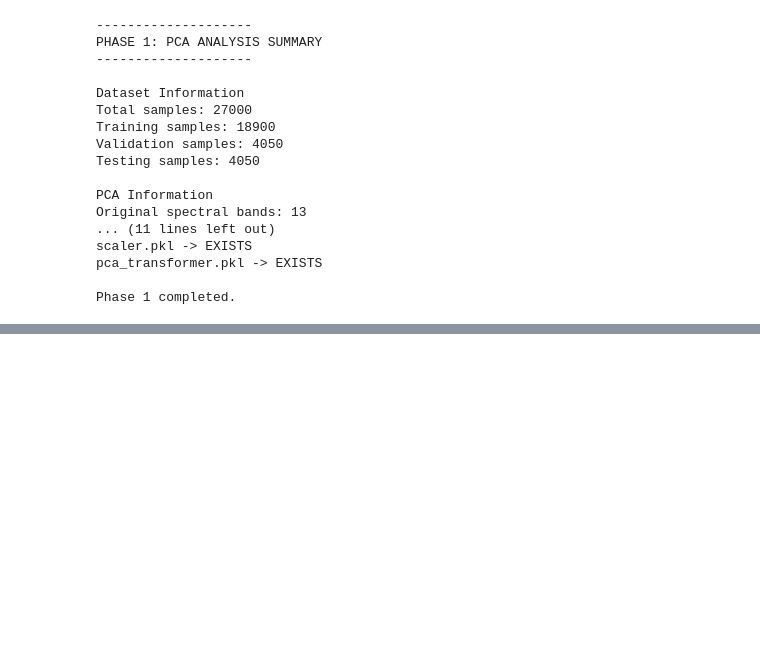
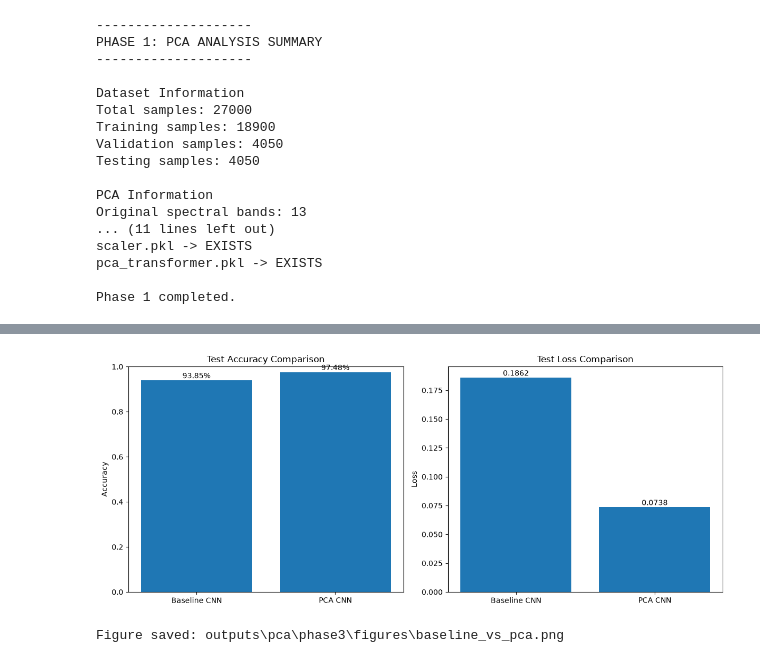
Before and after one commit to nhahub/NHA-5-151, a Jupyter notebook: notebooks/02_pca_analysis.ipynb, the cells around one changed output, grey strips where cells are left out. Drawn from its saved outputs; the diff is of its cells as text; code cells hidden in the pictures; blank space fills up the shorter version.

```diff
--- a/notebooks/02_pca_analysis.ipynb
+++ b/notebooks/02_pca_analysis.ipynb
@@ -977,0 +2971,20 @@ Phase 1 completed.
+# %%
+from pathlib import Path
+
+possible_paths = [
+    Path("outputs/baseline/metrics.json"),
+    Path.home() / "Downloads/satellite_empty/outputs/baseline/metrics.json",
+    Path.home() / "Desktop/NHA-5-151/outputs/baseline/metrics.json"
+]
+
+baseline_path = None
+
+for path in possible_paths:
+    if path.exists():
+        baseline_path = path
+        break
+
+if baseline_path:
+    print("Baseline metrics found:", baseline_path)
+else:
+    print("Baseline metrics file not found.")
@@ -977,0 +3037,38 @@ Phase 1 completed.
+# %%
+import matplotlib.pyplot as plt
+
+models = comparison["Model"].tolist()
+accuracies = comparison["Test Accuracy"].tolist()
+losses = comparison["Test Loss"].tolist()
+
+fig, axes = plt.subplots(1, 2, figsize=(12, 5))
+
+# Accuracy comparison
+axes[0].bar(models, accuracies)
+axes[0].set_title("Test Accuracy Comparison")
+axes[0].set_ylabel("Accuracy")
+axes[0].set_ylim(0, 1)
+
+for i, value in enumerate(accuracies):
+    axes[0].text(i, value + 0.01, f"{value:.2%}", ha="center")
+
+# Loss comparison
+axes[1].bar(models, losses)
+axes[1].set_title("Test Loss Comparison")
+axes[1].set_ylabel("Loss")
+
+for i, value in enumerate(losses):
+    axes[1].text(i, value, f"{value:.4f}", ha="center", va="bottom")
+
+plt.tight_layout()
+
+figure_path = phase3_dir / "figures" / "baseline_vs_pca.png"
+figure_path.parent.mkdir(parents=True, exist_ok=True)
+
+plt.savefig(figure_path, dpi=300, bbox_inches="tight")
+plt.show()
+
+print("Figure saved:", figure_path)
+# %% [output]
+[figure, added]
+Figure saved: outputs\pca\phase3\figures\baseline_vs_pca.png
```
Also changed, not shown: parts of 63 cells of this notebook, 11 other files.
